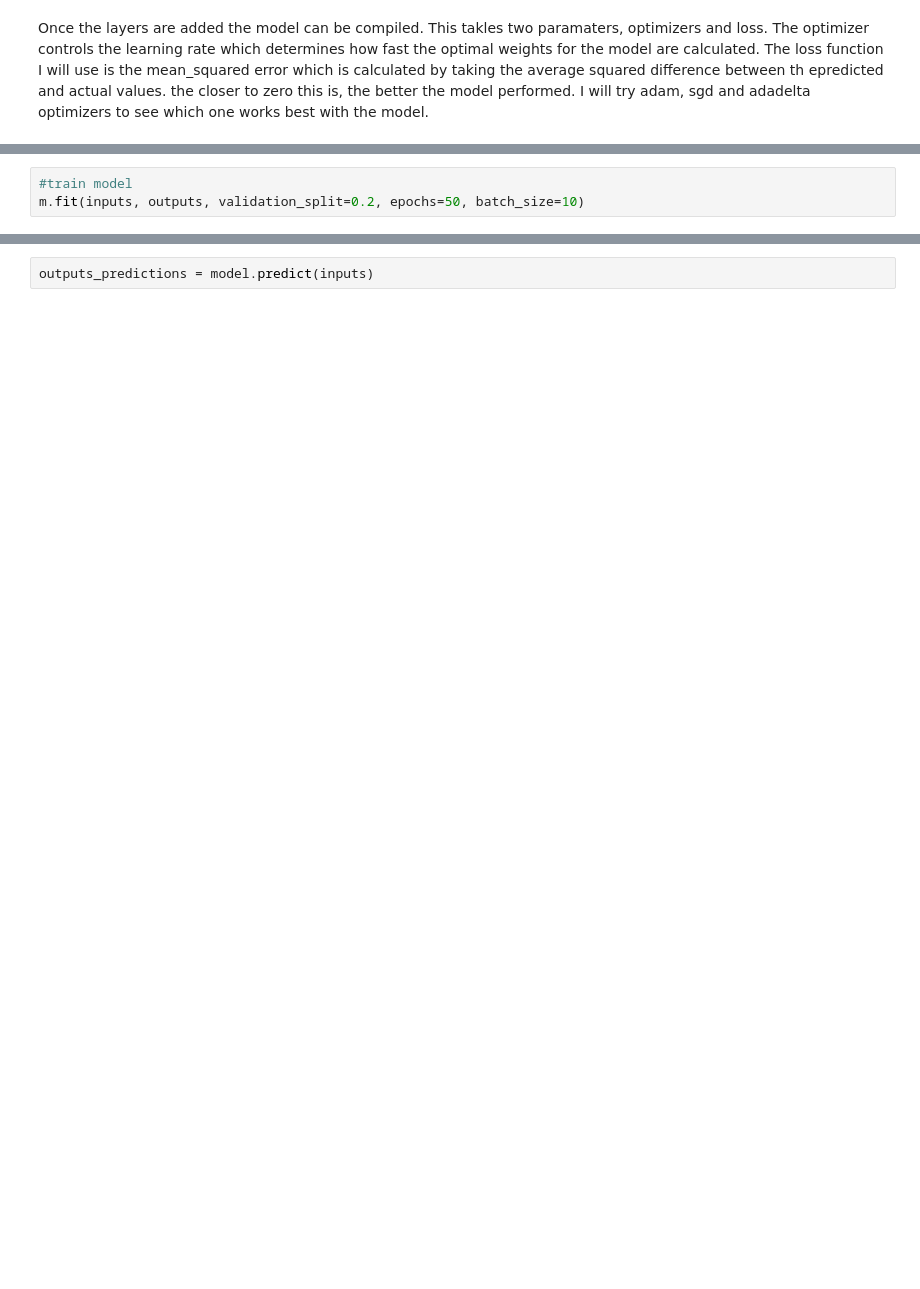
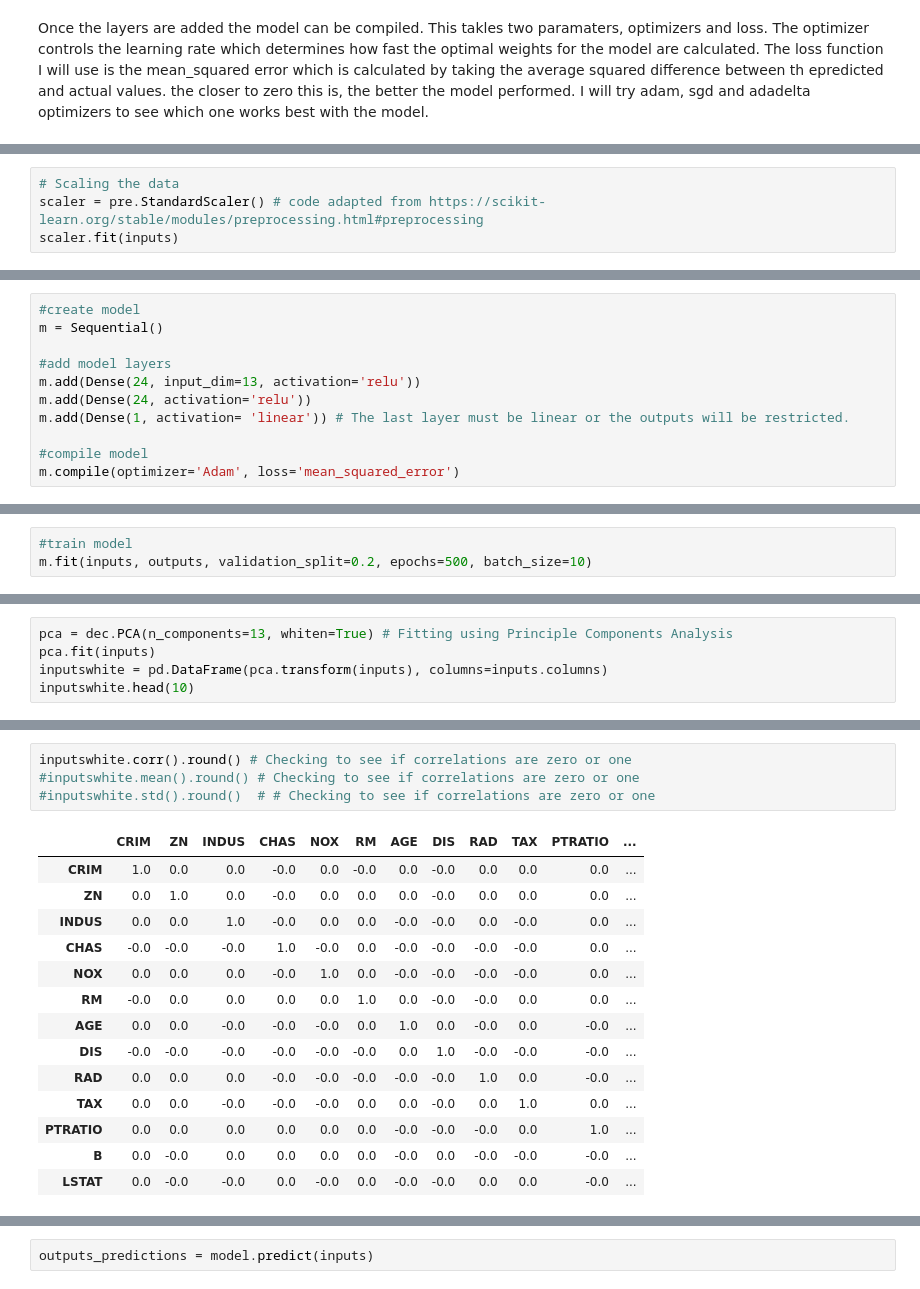
Before and after one commit to TommyVaughan/Boston-House-Prices, a Jupyter notebook: Machine Learning & Statistics - Boston House Prices.ipynb, the cells around one changed output, grey strips where cells are left out. Saved outputs shown, nothing was run; the diff lists cells and outputs as text; blank space fills up the shorter version.

Commit message:
NORMALIZING AND STANDARDINZING

```diff
--- a/Machine Learning & Statistics - Boston House Prices.ipynb
+++ b/Machine Learning & Statistics - Boston House Prices.ipynb
@@ -371,0 +463,4 @@ The next step is to train the model using the fit function. This will take the i
+# %%
+# Scaling the data
+scaler = pre.StandardScaler() # code adapted from https://scikit-learn.org/stable/modules/preprocessing.html#preprocessing
+scaler.fit(inputs)
@@ -371,0 +484,11 @@ The next step is to train the model using the fit function. This will take the i
+# %%
+#create model
+m = Sequential()
+
+#add model layers
+m.add(Dense(24, input_dim=13, activation='relu'))
+m.add(Dense(24, activation='relu'))
+m.add(Dense(1, activation= 'linear')) # The last layer must be linear or the outputs will be restricted.
+
+#compile model
+m.compile(optimizer='Adam', loss='mean_squared_error')
@@ -372,5 +497,5 @@ The next step is to train the model using the fit function. This will take the i
 # %%
 #train model
-m.fit(inputs, outputs, validation_split=0.2, epochs=50, batch_size=10)
+m.fit(inputs, outputs, validation_split=0.2, epochs=500, batch_size=10)
 # %% [output]
 Train on 404 samples, validate on 102 samples
@@ -463,0 +555,5 @@ np.sqrt(np.sum((m.predict(inputs).T - outputs.as_matrix())**2))
+# %%
+pca = dec.PCA(n_components=13, whiten=True) # Fitting using Principle Components Analysis
+pca.fit(inputs)
+inputswhite = pd.DataFrame(pca.transform(inputs), columns=inputs.columns)
+inputswhite.head(10)
@@ -463,0 +572,19 @@ np.sqrt(np.sum((m.predict(inputs).T - outputs.as_matrix())**2))
+# %%
+inputswhite.corr().round() # Checking to see if correlations are zero or one
+#inputswhite.mean().round() # Checking to see if correlations are zero or one
+#inputswhite.std().round()  # # Checking to see if correlations are zero or one
+# %% [output]
+|  | CRIM | ZN | INDUS | CHAS | NOX | RM | AGE | DIS | RAD | TAX | PTRATIO | ... |
+| CRIM | 1.0 | 0.0 | 0.0 | -0.0 | 0.0 | -0.0 | 0.0 | -0.0 | 0.0 | 0.0 | 0.0 | ... |
+| ZN | 0.0 | 1.0 | 0.0 | -0.0 | 0.0 | 0.0 | 0.0 | -0.0 | 0.0 | 0.0 | 0.0 | ... |
+| INDUS | 0.0 | 0.0 | 1.0 | -0.0 | 0.0 | 0.0 | -0.0 | -0.0 | 0.0 | -0.0 | 0.0 | ... |
+| CHAS | -0.0 | -0.0 | -0.0 | 1.0 | -0.0 | 0.0 | -0.0 | -0.0 | -0.0 | -0.0 | 0.0 | ... |
+| NOX | 0.0 | 0.0 | 0.0 | -0.0 | 1.0 | 0.0 | -0.0 | -0.0 | -0.0 | -0.0 | 0.0 | ... |
+| RM | -0.0 | 0.0 | 0.0 | 0.0 | 0.0 | 1.0 | 0.0 | -0.0 | -0.0 | 0.0 | 0.0 | ... |
+| AGE | 0.0 | 0.0 | -0.0 | -0.0 | -0.0 | 0.0 | 1.0 | 0.0 | -0.0 | 0.0 | -0.0 | ... |
+| DIS | -0.0 | -0.0 | -0.0 | -0.0 | -0.0 | -0.0 | 0.0 | 1.0 | -0.0 | -0.0 | -0.0 | ... |
+| RAD | 0.0 | 0.0 | 0.0 | -0.0 | -0.0 | -0.0 | -0.0 | -0.0 | 1.0 | 0.0 | -0.0 | ... |
+| TAX | 0.0 | 0.0 | -0.0 | -0.0 | -0.0 | 0.0 | 0.0 | -0.0 | 0.0 | 1.0 | 0.0 | ... |
+| PTRATIO | 0.0 | 0.0 | 0.0 | 0.0 | 0.0 | 0.0 | -0.0 | -0.0 | -0.0 | 0.0 | 1.0 | ... |
+| B | 0.0 | -0.0 | 0.0 | 0.0 | 0.0 | 0.0 | -0.0 | 0.0 | -0.0 | -0.0 | -0.0 | ... |
+| LSTAT | 0.0 | -0.0 | -0.0 | 0.0 | -0.0 | 0.0 | -0.0 | -0.0 | 0.0 | 0.0 | -0.0 | ... |
```
Also changed, not shown: parts of 47 cells of this notebook.
